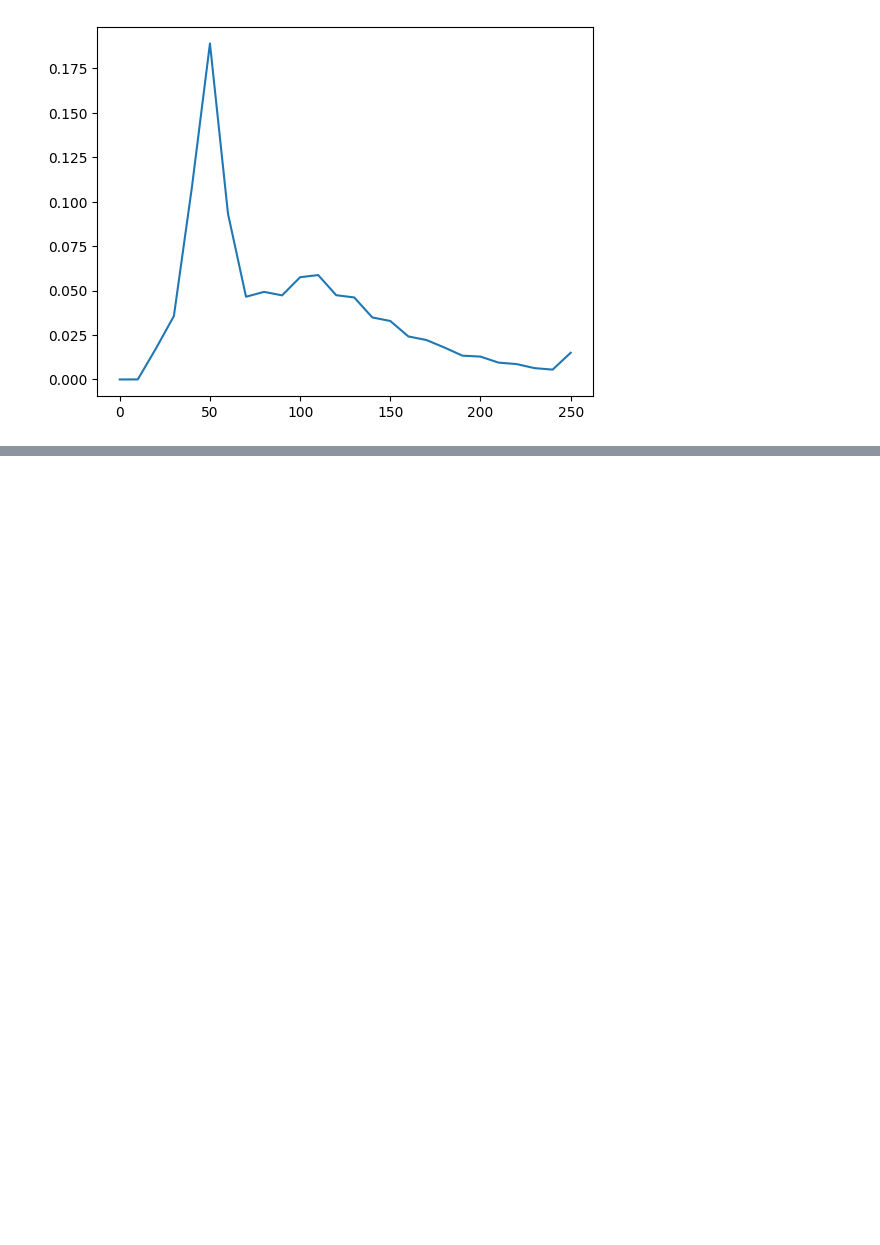
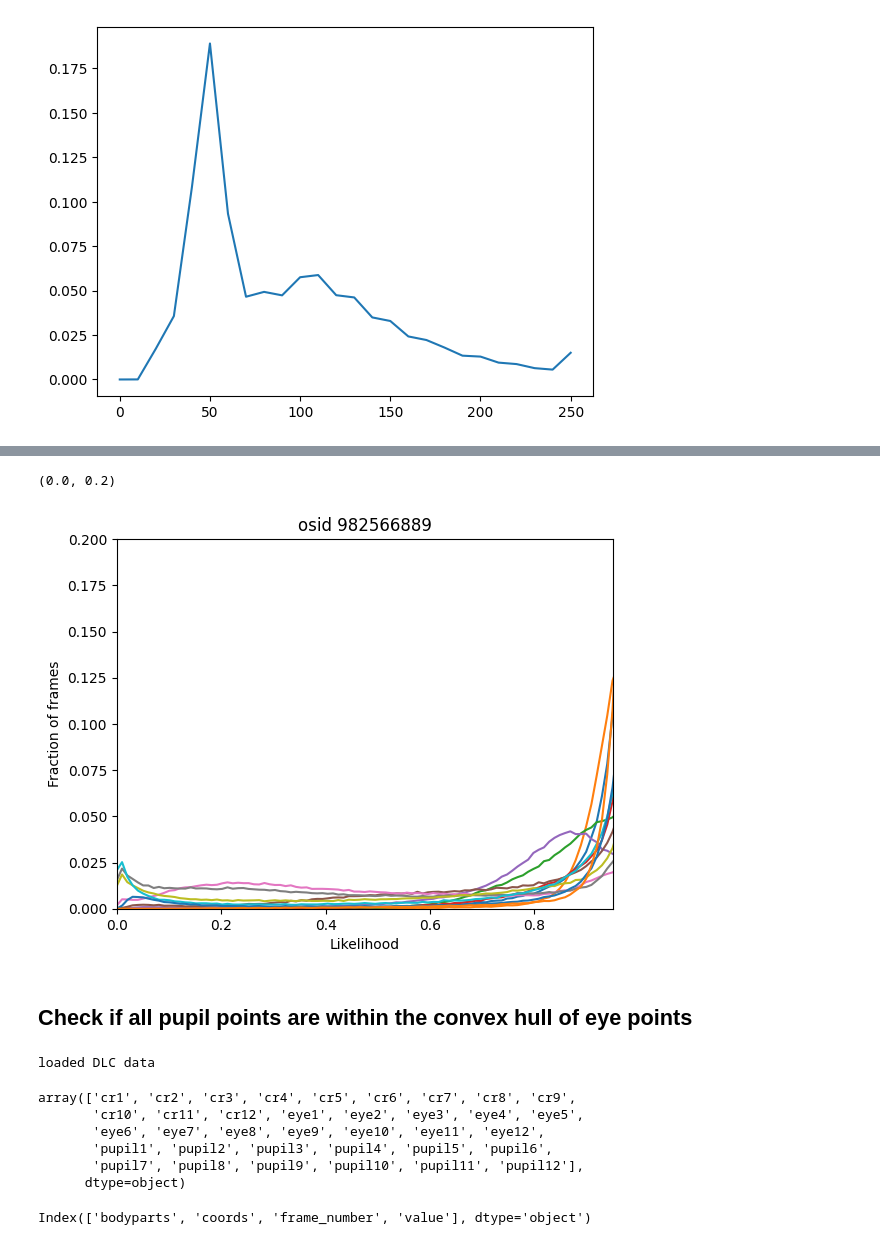
Before and after one commit to AllenNeuralDynamics/lamf_analysis_lims, a Jupyter notebook: qc/behavior_data/240327_pupil_data_qc.ipynb, the cells around one changed output, grey strips where cells are left out. Drawn from its saved outputs; the diff is of its cells as text; code cells hidden in the pictures; blank space fills up the shorter version.

```diff
--- a/qc/behavior_data/240327_pupil_data_qc.ipynb
+++ b/qc/behavior_data/240327_pupil_data_qc.ipynb
@@ -182,0 +408,36 @@ ax.plot(bins[:-1], hist_vals)
+# %%
+# osid = 982566889
+osid = 982566889
+load_fn = dlc_likelihood_dir / f'dlc_likelihood_osid_{osid}.npy'
+hist_vals = np.load(load_fn, allow_pickle=True)
+fig, ax = plt.subplots()
+for val in hist_vals:
+    ax.plot(bins[:-1], val)
+ax.set_xlabel('Likelihood')
+ax.set_ylabel('Fraction of frames')
+ax.set_title(f'osid {osid}')
+ax.set_xlim([0, 0.95])
+ax.set_ylim([0, 0.2])
+# %% [output]
+(0.0, 0.2)
+[figure, added]
+# %% [markdown]
+## Check if all pupil points are within the convex hull of eye points
+# %%
+filepath = from_lims.get_deepcut_h5_filepath(osid)
+df = annotation_tools.read_DLC_h5file(filepath)
+# %% [output]
+loaded DLC data
+# %%
+df.bodyparts.unique()
+# %% [output]
+array(['cr1', 'cr2', 'cr3', 'cr4', 'cr5', 'cr6', 'cr7', 'cr8', 'cr9',
+       'cr10', 'cr11', 'cr12', 'eye1', 'eye2', 'eye3', 'eye4', 'eye5',
+       'eye6', 'eye7', 'eye8', 'eye9', 'eye10', 'eye11', 'eye12',
+       'pupil1', 'pupil2', 'pupil3', 'pupil4', 'pupil5', 'pupil6',
+       'pupil7', 'pupil8', 'pupil9', 'pupil10', 'pupil11', 'pupil12'],
+      dtype=object)
+# %%
+df.columns
+# %% [output]
+Index(['bodyparts', 'coords', 'frame_number', 'value'], dtype='object')
```
Also changed, not shown: parts of 36 cells of this notebook, 2 other files.
